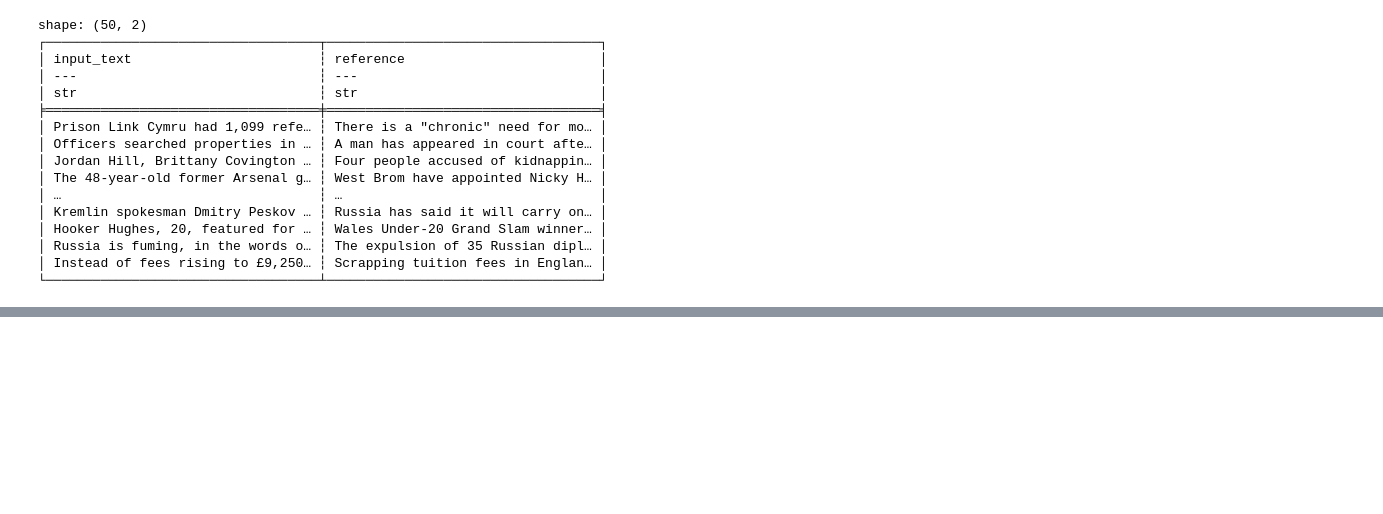
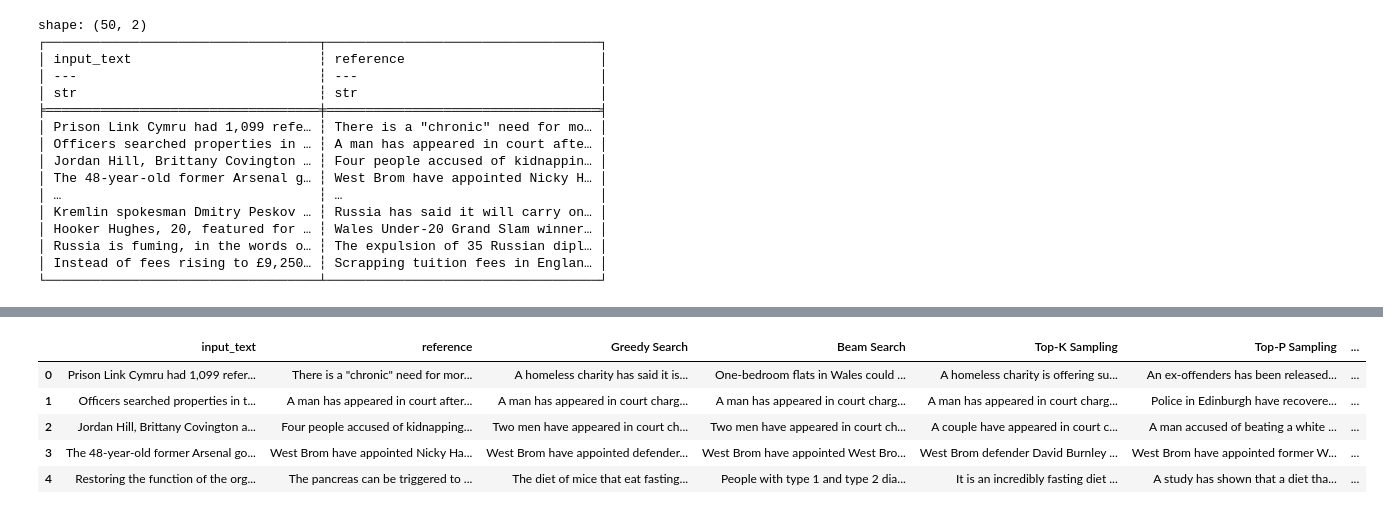
Before and after one commit to NLPitch/A3-Generating-Evaluating-Text, a Jupyter notebook: A3_Generating_Evaluating_Text_from_LMs.ipynb, the cells around one changed output, grey strips where cells are left out. Cells and saved outputs as stored; diff of their text form; code cells hidden in the pictures; blank space fills up the shorter version.

```diff
--- a/A3_Generating_Evaluating_Text_from_LMs.ipynb
+++ b/A3_Generating_Evaluating_Text_from_LMs.ipynb
@@ -265,0 +297,25 @@ with pd.ExcelWriter('./TeamNLPitch_HW3.xlsx', engine='openpyxl', mode='a') as wr
+# %%
+# Load in evaluation metrics
+rouge = evaluate.load('rouge')
+bert = evaluate.load("bertscore")
+# %%
+# inherit previous output
+df_metrics = df_xsum_output
+
+#df_metrics = df_metrics.drop(columns=['Greedy Search rougeL','Greedy Search bertf1',	'Beam Search rougeL',	'Top-K Sampling rougeL',	'Top-P Sampling rougeL'])
+# %%
+# Calculate metrics for each algorithm and each sample
+
+algorithm_names = ['Greedy Search','Beam Search', 'Top-K Sampling','Top-P Sampling']
+
+for algo in algorithm_names:
+  predictions_list =df_metrics[algo].tolist()
+  rouge_name = algo+' rougeL'
+  bert_name = algo+' bertf1'
+  df_metrics[rouge_name] = np.zeros([50,1])
+  df_metrics[bert_name] = np.zeros([50,1])
+  for idx in range(len(df_metrics)):
+    rouge_score = rouge.compute(predictions=[predictions_list[idx]], references=[df_xsum_output['reference'][idx]])
+    bert_score = bert.compute(predictions=[predictions_list[idx]], references=[df_xsum_output['reference'][idx]],lang='en')
+    df_metrics[rouge_name][idx] = rouge_score['rougeL']
+    df_metrics[bert_name][idx] = bert_score['f1'][0]
@@ -265,0 +354,9 @@ with pd.ExcelWriter('./TeamNLPitch_HW3.xlsx', engine='openpyxl', mode='a') as wr
+# %%
+df_metrics.head()
+# %% [output]
+|  | input_text | reference | Greedy Search | Beam Search | Top-K Sampling | Top-P Sampling | ... |
+| 0 | Prison Link Cymru had 1,099 refer... | There is a "chronic" need for mor... | A homeless charity has said it is... | One-bedroom flats in Wales could ... | A homeless charity is offering su... | An ex-offenders has been released... | ... |
+| 1 | Officers searched properties in t... | A man has appeared in court after... | A man has appeared in court charg... | A man has appeared in court charg... | A man has appeared in court charg... | Police in Edinburgh have recovere... | ... |
+| 2 | Jordan Hill, Brittany Covington a... | Four people accused of kidnapping... | Two men have appeared in court ch... | Two men have appeared in court ch... | A couple have appeared in court c... | A man accused of beating a white ... | ... |
+| 3 | The 48-year-old former Arsenal go... | West Brom have appointed Nicky Ha... | West Brom have appointed defender... | West Brom have appointed West Bro... | West Brom defender David Burnley ... | West Brom have appointed former W... | ... |
+| 4 | Restoring the function of the org... | The pancreas can be triggered to ... | The diet of mice that eat fasting... | People with type 1 and type 2 dia... | It is an incredibly fasting diet ... | A study has shown that a diet tha... | ... |
```
Also changed, not shown: parts of 11 cells of this notebook, 2 other files.
